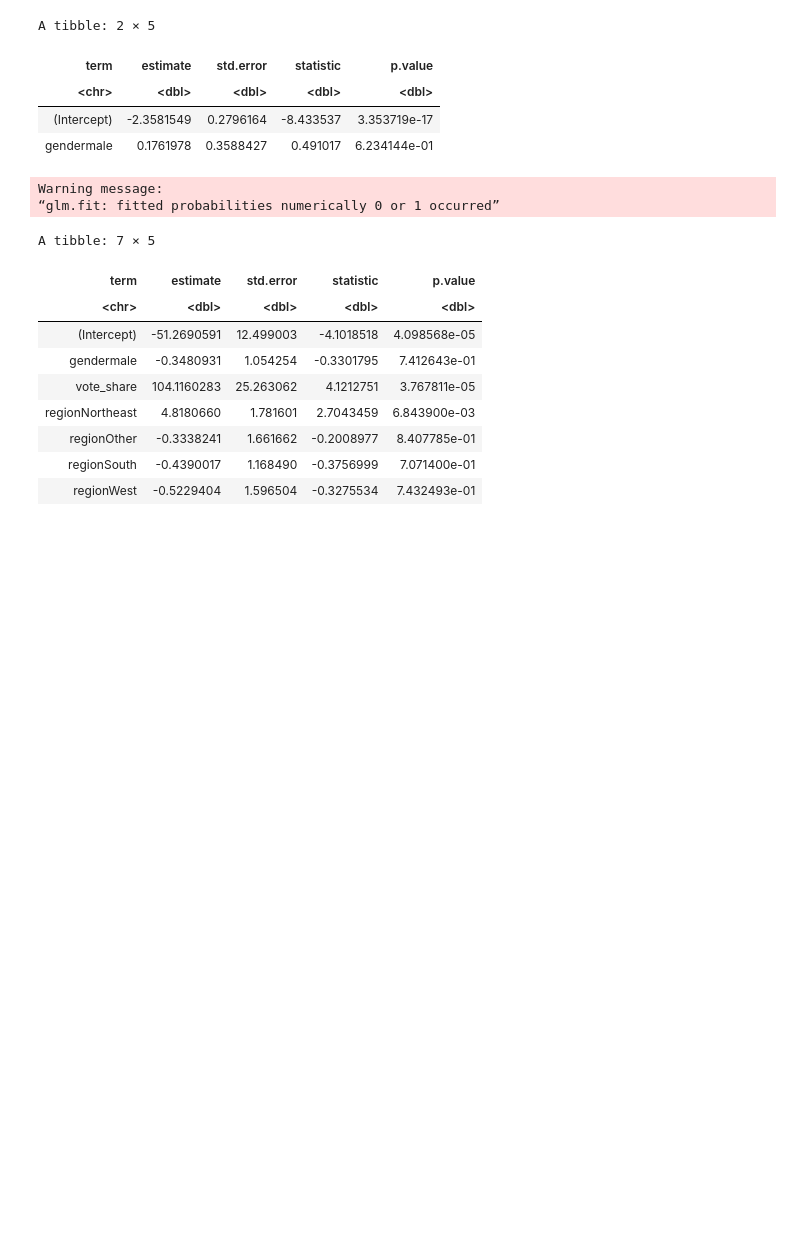
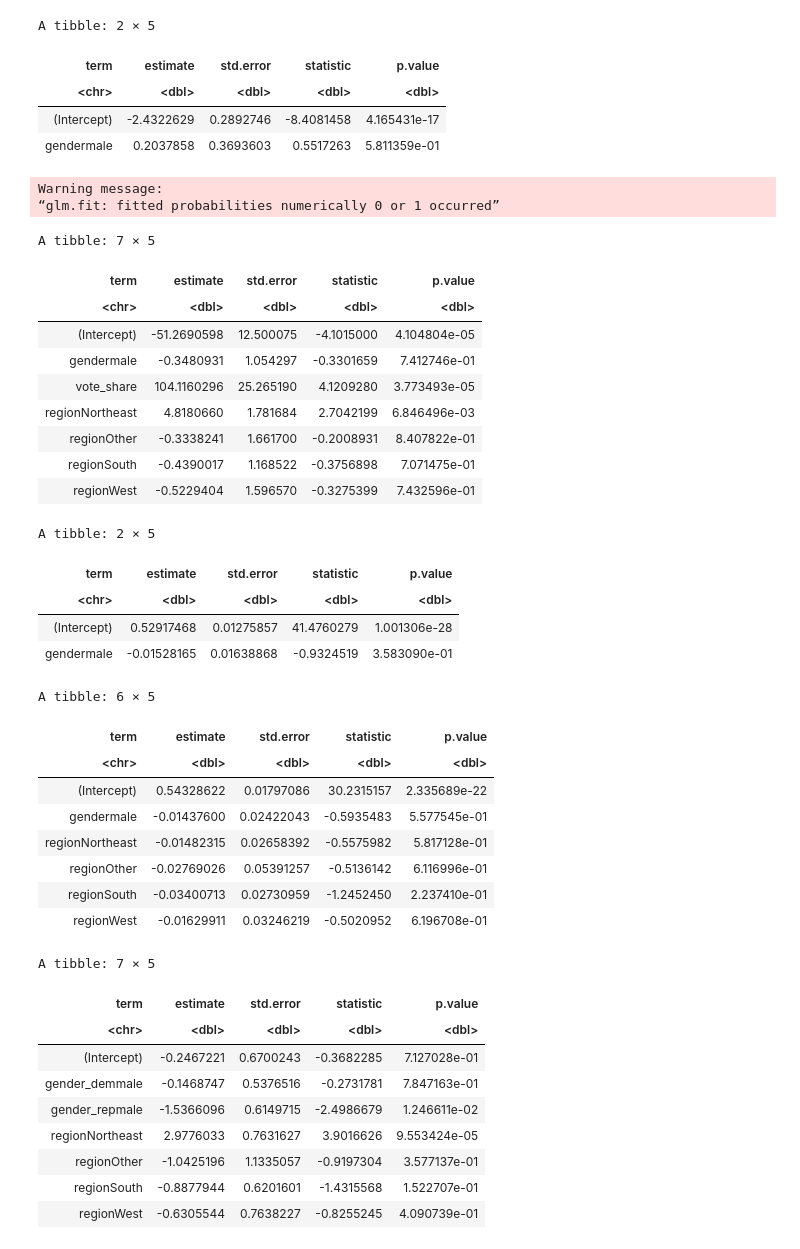
Before and after one commit to michael-bonitati-1117/final_project, a Jupyter notebook: Flipped_House_Analysis.ipynb, the cells around one changed output. Saved outputs shown, nothing was run; the diff lists cells and outputs as text; code cells hidden in the pictures; blank space fills up the shorter version.

```diff
--- a/Flipped_House_Analysis.ipynb
+++ b/Flipped_House_Analysis.ipynb
@@ -21,9 +21,15 @@ states_west <- c("AK", "AZ", "CA", "CO", "HI", "ID", "NV", "NM", "OR", "WA", "WY
 states_midwest <- c("IN", "IL", "IA", "KN", "MI", "MN", "MO", "NB", "ND", "OH", "SD", "WI")
 states_south <- c("AL", "AK", "DE", "DC", "FL", "GA", "KY", "LA", "MD", "MI", "NC", "OK", "SC", "TN", "TX", "VA", "WV")
 
+CD_results_long <- CD_results_long %>%
+  mutate(region = case_when(state %in% states_northeast ~ "Northeast",
+                            state %in% states_west ~ "West",
+                            state %in% states_midwest ~ "Midwest",
+                            state %in% states_south ~ "South",
+                            TRUE ~ "Other"))
 
 # Replace "dataset" with name of your dataset
-CD_results_long <- CD_results_long %>%
+CD_results_wide <- CD_results_wide %>%
   mutate(region = case_when(state %in% states_northeast ~ "Northeast",
                             state %in% states_west ~ "West",
                             state %in% states_midwest ~ "Midwest",
@@ -183,35 +207,73 @@ A data.frame: 36 × 3
 # %%
-## Linear regression
+## Regressions
 # Logistic regression, binomial outcome
 model1 <- CD_results_long %>%
     filter(party == "Democrat", gender %in% c("male", "female")) %>%
     glm(flip ~ gender, data = ., family = "binomial")
-
 tidy(model1)
 
+model2 <- CD_results_long %>%
+    filter(party == "Democrat", gender %in% c("male", "female"), pres_winner == "Trump", vote_share < 0.75) %>%
+    glm(flip ~ gender + vote_share + region, data = ., family = "binomial")
+tidy(model2)
+# Basic takeaway is that gender has no effect on whether a district flipped or not, possible that lack of controls and small sample size makes it difficult to detect
 
-model2 <- CD_results_long %>%
-    filter(party == "Democrat", gender %in% c("male", "female"), pres_winner == "Trump") %>%
-    glm(flip ~ gender + vote_share + region, data = ., family = "binomial")
+model3 <- CD_results_long %>%
+    filter(party == "Democrat", gender %in% c("male", "female"), flip == TRUE, vote_share != 1) %>%
+    lm(vote_share ~ gender, data = .)
+tidy(model3)
 
-tidy(model2)
+model4 <- CD_results_long %>%
+    filter(party == "Democrat", gender %in% c("male", "female"), flip == TRUE, vote_share < 0.75) %>%
+    lm(vote_share ~ gender + region, data = .)
+tidy(model4)
 
-# Basic takeaway is that there is no effect, possible that lack of controls and small sample size makes it difficult to detect
+
+
+model5 <- CD_results_wide %>%
+    filter(gender_dem %in% c("male", "female"), gender_rep %in% c("male", "female"), winner_gender %in% c("male", "female"), pres_winner == "Trump", vote_share_dem < 0.75, vote_share_rep < 0.75) %>%
+    glm(flip ~ gender_dem + gender_rep + region, data = ., family = "binomial")
+tidy(model5)
+# No effect still when adding in gender of opponent as control
 # %% [output]
 A tibble: 2 × 5
 | term | estimate | std.error | statistic | p.value |
 | <chr> | <dbl> | <dbl> | <dbl> | <dbl> |
-| (Intercept) | -2.3581549 | 0.2796164 | -8.433537 | 3.353719e-17 |
-| gendermale | 0.1761978 | 0.3588427 | 0.491017 | 6.234144e-01 |
+| (Intercept) | -2.4322629 | 0.2892746 | -8.4081458 | 4.165431e-17 |
+| gendermale | 0.2037858 | 0.3693603 | 0.5517263 | 5.811359e-01 |
 Warning message:
 “glm.fit: fitted probabilities numerically 0 or 1 occurred”
 A tibble: 7 × 5
 | term | estimate | std.error | statistic | p.value |
 | <chr> | <dbl> | <dbl> | <dbl> | <dbl> |
-| (Intercept) | -51.2690591 | 12.499003 | -4.1018518 | 4.098568e-05 |
-| gendermale | -0.3480931 | 1.054254 | -0.3301795 | 7.412643e-01 |
-| vote_share | 104.1160283 | 25.263062 | 4.1212751 | 3.767811e-05 |
-| regionNortheast | 4.8180660 | 1.781601 | 2.7043459 | 6.843900e-03 |
-| regionOther | -0.3338241 | 1.661662 | -0.2008977 | 8.407785e-01 |
-| regionSouth | -0.4390017 | 1.168490 | -0.3756999 | 7.071400e-01 |
-| regionWest | -0.5229404 | 1.596504 | -0.3275534 | 7.432493e-01 |
+| (Intercept) | -51.2690598 | 12.500075 | -4.1015000 | 4.104804e-05 |
+| gendermale | -0.3480931 | 1.054297 | -0.3301659 | 7.412746e-01 |
+| vote_share | 104.1160296 | 25.265190 | 4.1209280 | 3.773493e-05 |
+| regionNortheast | 4.8180660 | 1.781684 | 2.7042199 | 6.846496e-03 |
+| regionOther | -0.3338241 | 1.661700 | -0.2008931 | 8.407822e-01 |
+| regionSouth | -0.4390017 | 1.168522 | -0.3756898 | 7.071475e-01 |
+| regionWest | -0.5229404 | 1.596570 | -0.3275399 | 7.432596e-01 |
+A tibble: 2 × 5
+| term | estimate | std.error | statistic | p.value |
+| <chr> | <dbl> | <dbl> | <dbl> | <dbl> |
+| (Intercept) | 0.52917468 | 0.01275857 | 41.4760279 | 1.001306e-28 |
+| gendermale | -0.01528165 | 0.01638868 | -0.9324519 | 3.583090e-01 |
+A tibble: 6 × 5
+| term | estimate | std.error | statistic | p.value |
+| <chr> | <dbl> | <dbl> | <dbl> | <dbl> |
+| (Intercept) | 0.54328622 | 0.01797086 | 30.2315157 | 2.335689e-22 |
+| gendermale | -0.01437600 | 0.02422043 | -0.5935483 | 5.577545e-01 |
+| regionNortheast | -0.01482315 | 0.02658392 | -0.5575982 | 5.817128e-01 |
+| regionOther | -0.02769026 | 0.05391257 | -0.5136142 | 6.116996e-01 |
+| regionSouth | -0.03400713 | 0.02730959 | -1.2452450 | 2.237410e-01 |
+| regionWest | -0.01629911 | 0.03246219 | -0.5020952 | 6.196708e-01 |
+A tibble: 7 × 5
+| term | estimate | std.error | statistic | p.value |
+| <chr> | <dbl> | <dbl> | <dbl> | <dbl> |
+| (Intercept) | -0.2467221 | 0.6700243 | -0.3682285 | 7.127028e-01 |
+| gender_demmale | -0.1468747 | 0.5376516 | -0.2731781 | 7.847163e-01 |
+| gender_repmale | -1.5366096 | 0.6149715 | -2.4986679 | 1.246611e-02 |
+| regionNortheast | 2.9776033 | 0.7631627 | 3.9016626 | 9.553424e-05 |
+| regionOther | -1.0425196 | 1.1335057 | -0.9197304 | 3.577137e-01 |
+| regionSouth | -0.8877944 | 0.6201601 | -1.4315568 | 1.522707e-01 |
+| regionWest | -0.6305544 | 0.7638227 | -0.8255245 | 4.090739e-01 |
```
Also changed, not shown: parts of 7 cells of this notebook, 1 other file.
